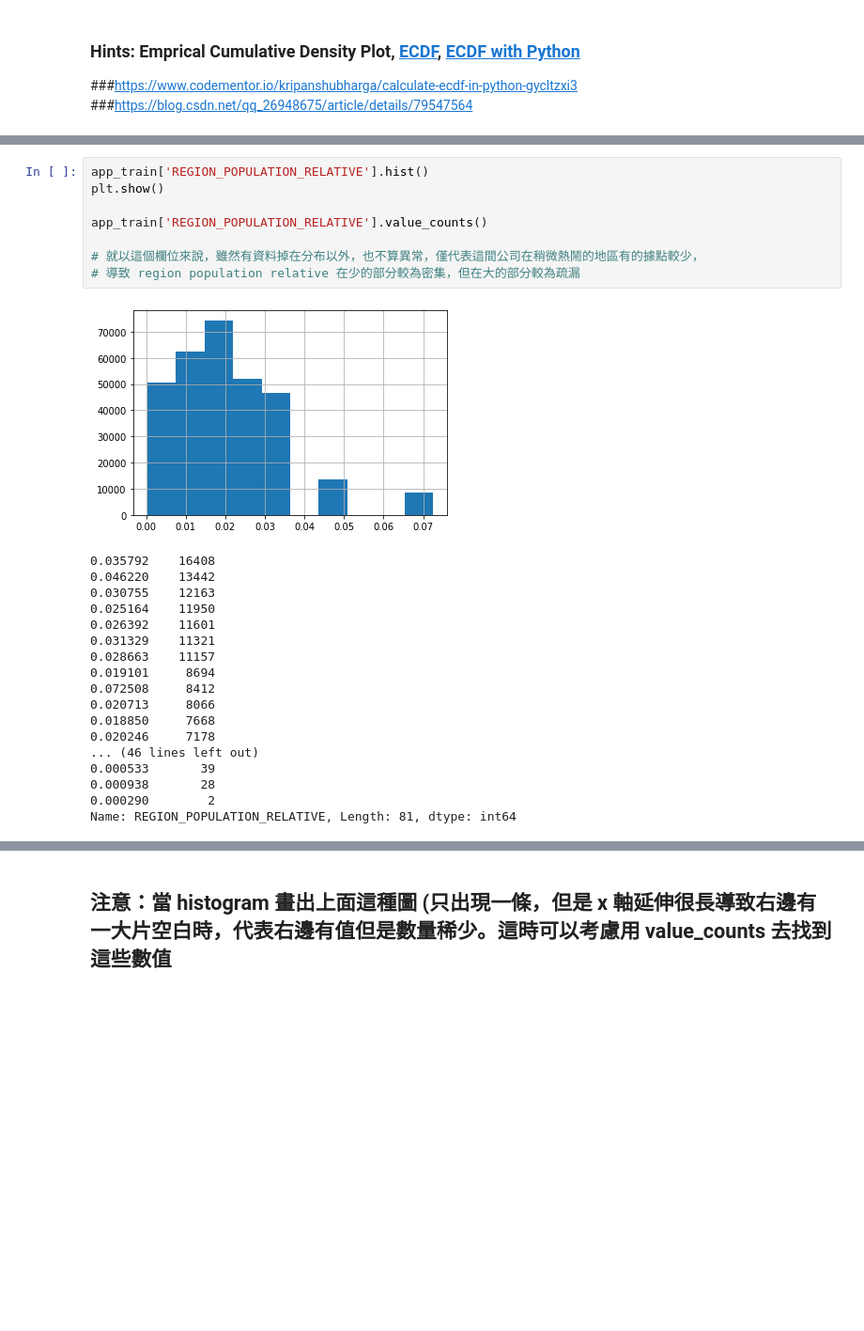
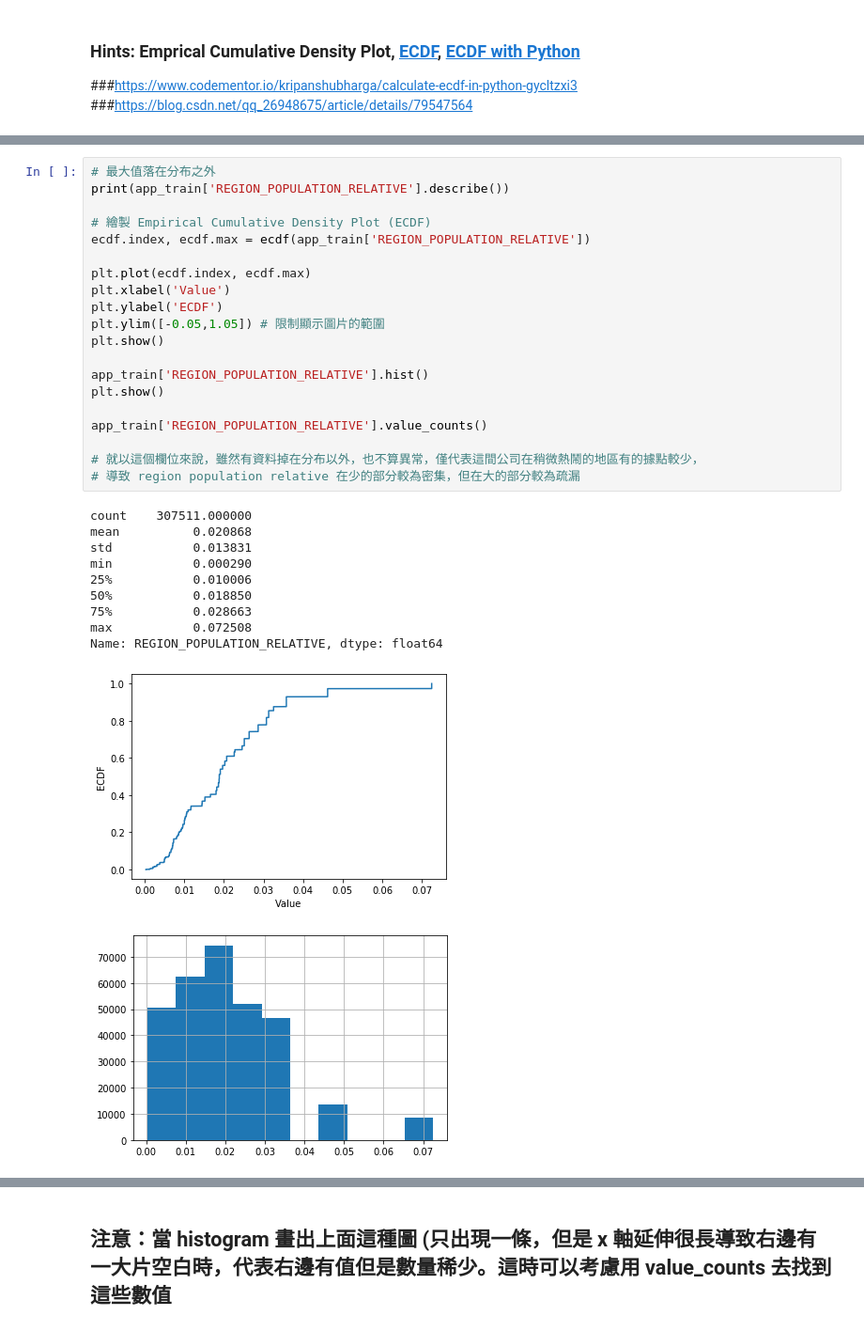
Before and after one commit to RichChang-programmingCenter/3rd-ML100Days, a Jupyter notebook: homework/Day_009_HW.ipynb, the cells around one changed output, grey strips where cells are left out. Shown at 94% size. Cells and saved outputs as stored; diff of their text form; blank space fills up the shorter version.

```diff
--- a/homework/Day_009_HW.ipynb
+++ b/homework/Day_009_HW.ipynb
@@ -110,30 +119,35 @@ Name: REGION_POPULATION_RELATIVE, dtype: float64
 # %% [markdown]
 ## 補充：Normal dist 的 ECDF
 ![ecdf_normal](https://au.mathworks.com/help/examples/stats/win64/PlotEmpiricalCdfAndCompareWithSamplingDistributionExample_01.png)
-# %%
-app_train['REGION_POPULATION_RELATIVE'].hist()
-plt.show()
-
-app_train['REGION_POPULATION_RELATIVE'].value_counts()
-
-# 就以這個欄位來說，雖然有資料掉在分布以外，也不算異常，僅代表這間公司在稍微熱鬧的地區有的據點較少，
-# 導致 region population relative 在少的部分較為密集，但在大的部分較為疏漏
-# %% [output]
-[figure, removed]
-0.035792    16408
-0.046220    13442
-0.030755    12163
-0.025164    11950
-0.026392    11601
-0.031329    11321
-0.028663    11157
-0.019101     8694
-0.072508     8412
-0.020713     8066
-0.018850     7668
-0.020246     7178
-... (46 lines left out)
-0.000533       39
-0.000938       28
-0.000290        2
-Name: REGION_POPULATION_RELATIVE, Length: 81, dtype: int64
+# %%
+# 最大值落在分布之外
+print(app_train['REGION_POPULATION_RELATIVE'].describe())
+
+# 繪製 Empirical Cumulative Density Plot (ECDF)
+ecdf.index, ecdf.max = ecdf(app_train['REGION_POPULATION_RELATIVE'])
+
+plt.plot(ecdf.index, ecdf.max)
+plt.xlabel('Value')
+plt.ylabel('ECDF')
+plt.ylim([-0.05,1.05]) # 限制顯示圖片的範圍
+plt.show()
+
+app_train['REGION_POPULATION_RELATIVE'].hist()
+plt.show()
+
+app_train['REGION_POPULATION_RELATIVE'].value_counts()
+
+# 就以這個欄位來說，雖然有資料掉在分布以外，也不算異常，僅代表這間公司在稍微熱鬧的地區有的據點較少，
+# 導致 region population relative 在少的部分較為密集，但在大的部分較為疏漏
+# %% [output]
+count    307511.000000
+mean          0.020868
+std           0.013831
+min           0.000290
+25%           0.010006
+50%           0.018850
+75%           0.028663
+max           0.072508
+Name: REGION_POPULATION_RELATIVE, dtype: float64
+[figure, added]
+[figure, added]
```
Also changed, not shown: parts of 4 cells of this notebook.
